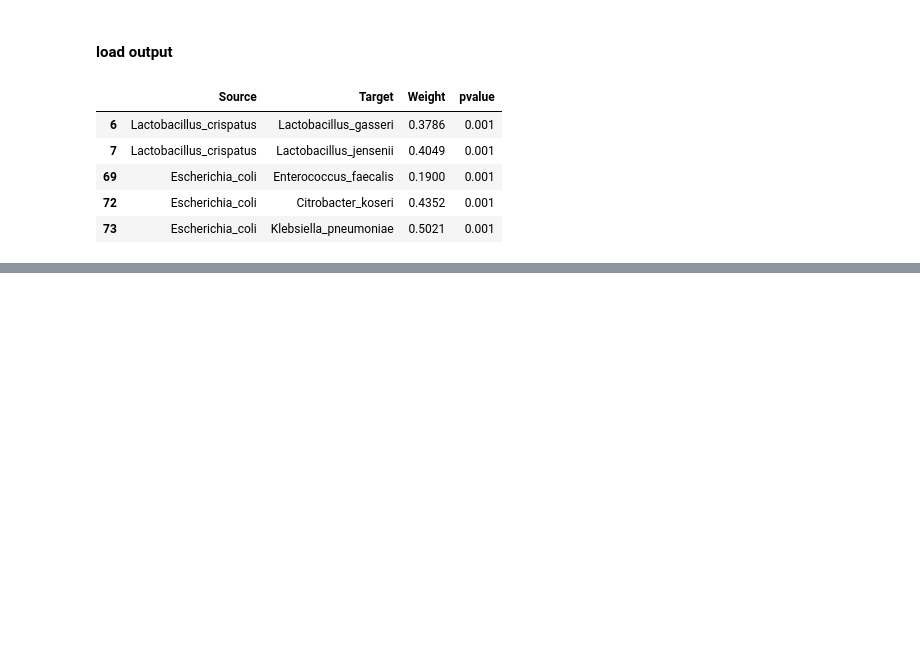
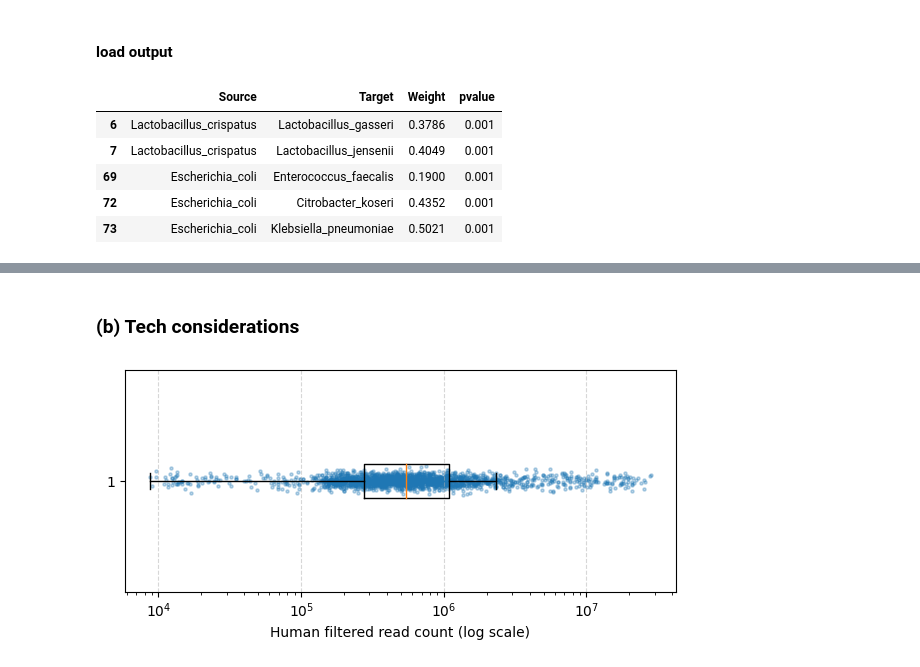
Before and after one commit to motleystate/InSPIRe_VagResist, a Jupyter notebook: InSPIRe_VaginalResistome_paper/Notebooks/InSPIRe_Analysis1_ProcessingData.ipynb, the cells around one changed output, grey strips where cells are left out. Saved outputs shown, nothing was run; the diff lists cells and outputs as text; code cells hidden in the pictures; blank space fills up the shorter version.

```diff
--- a/InSPIRe_VaginalResistome_paper/Notebooks/InSPIRe_Analysis1_ProcessingData.ipynb
+++ b/InSPIRe_VaginalResistome_paper/Notebooks/InSPIRe_Analysis1_ProcessingData.ipynb
@@ -42,3 +43,12 @@ taxonomy_rabun = pd.read_csv("../data/Norm/inspire_taxonomy_rabun_sp.csv", index
 
 ## External dataset final species table (containing all samples)
 external_taxonomy_rabun = pd.read_csv("../data/Norm/ExternalDataset_taxonomy_rabun_sp.csv", index_col=0)
+# %%
+##Add human filtered sequence depth to the metadata as a variable
+metadata_path = "../data/inspire_VR_metadata.csv"
+metadata = pd.read_csv(metadata_path)
+#metadata_tech = metadata.merge(sample_depth_filtered, left_on= ['SampleID'], right_on=['Sample'], how = "inner")
+#metadata_tech.head()
+##Save the updated metadata table
+#metadata_tech.to_csv("../data/inspire_VR_metadata.csv")
+metadata.head()
@@ -394,0 +471,20 @@ network_ARGsp_filtered.head()
+# %% [markdown]
+### (b) Tech considerations
+# %%
+quality_df = metadata.loc[:, ["SampleID", "fastqc_total_sequences_permillion"]]
+
+#plot Microbial read depth seq
+data_toplot = quality_df['fastqc_total_sequences_permillion']
+plt.figure(figsize=(6,3))
+plt.boxplot(data_toplot, vert=False, showfliers=False)
+
+y = np.random.normal(1, 0.02, size=len(data_toplot))
+plt.scatter(data_toplot, y, alpha=0.3, s=5)
+plt.xscale('log')
+plt.xlabel("Human filtered read count (log scale)")
+plt.grid(True, axis='x', linestyle='--', alpha=0.5)
+
+plt.tight_layout()
+plt.show()
+# %% [output]
+[figure, added]
```
Also changed, not shown: parts of 15 cells of this notebook, 3 other files.
